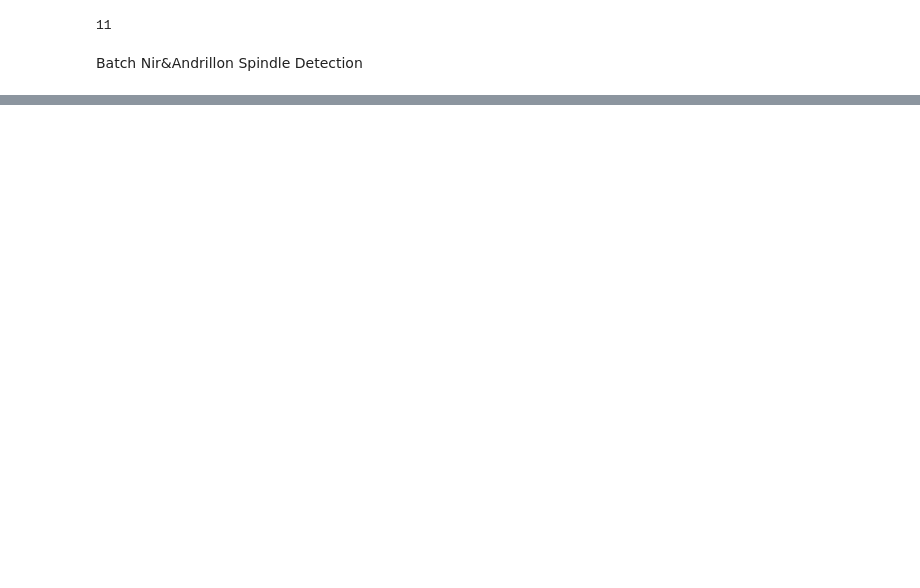
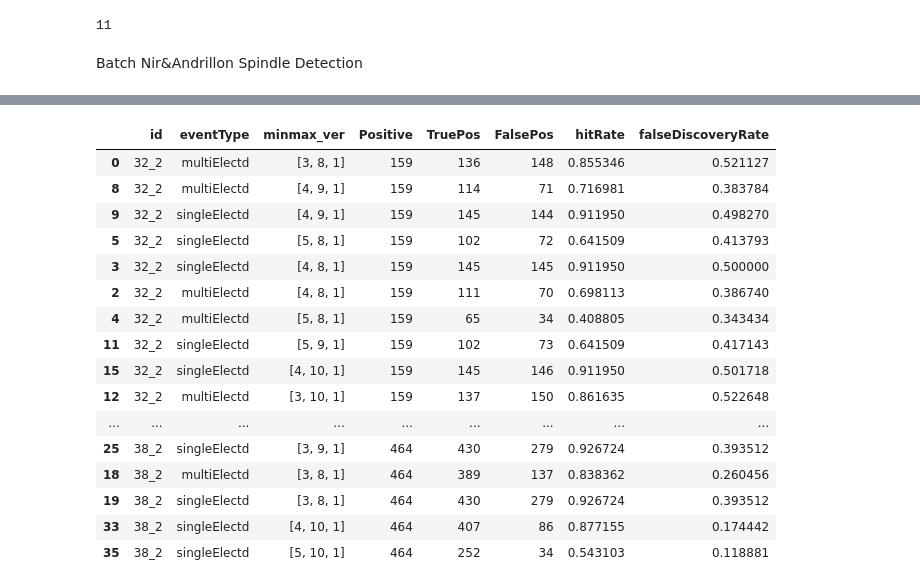
Before and after one commit to YakimS/PE_Omission-Anat, a Jupyter notebook: EventDetection/SpindleDetection.ipynb, the cells around one changed output, grey strips where cells are left out. Cells and saved outputs as stored; diff of their text form; code cells hidden in the pictures; blank space fills up the shorter version.

```diff
--- a/EventDetection/SpindleDetection.ipynb
+++ b/EventDetection/SpindleDetection.ipynb
@@ -478,8 +407,8 @@ sub:38_2, before wave criteria sleep stages:11281, after:2324
 # %%
 ## RUN THIS TO GET COMPARISONS OF SPINDLES MINMANX_SD OPTIONS
-run_comparison_of_spindle_minMax = False
+run_comparison_of_spindle_minMax = True
 if(run_comparison_of_spindle_minMax):
-    testType = 1
+    testType = 0
     if(testType==1):
         file_ids = ['38_2']
         minMax_sd_vers = [[4,10,1]]
@@ -544,6 +473,5 @@ if(run_comparison_of_spindle_minMax):
         scoring_edfViewFormat_key = f'scoring_{edfviewFormatSuffix}'
         add_edfViewFormat_scoring(scoring_edfViewFormat_key)
 
-
         events_types_to_save = ['scoring', multiElectdPerSS_text,singleElectdPerSS_text]
         save_eventsAllTogether_edfViewFormat(events_types_to_save,edfViewFormat_eventsTest_output_dir)
@@ -550,7 +522,25 @@ if(run_comparison_of_spindle_minMax):
 # %%
-run_comparison_of_spindle_minMax = False
+run_comparison_of_spindle_minMax = True
 if(run_comparison_of_spindle_minMax):
     events_types_to_compare = [multiElectdPerSS_text,singleElectdPerSS_text]
     all_comp = preform_minmaxSD_comparison(events_types_to_compare,file_ids,minMax_sd_vers)
     # all_comp.to_csv('ss_comparisons.csv',index=False)
-    all_comp
+    display(all_comp)
+# %% [output]
+|  | id | eventType | minmax_ver | Positive | TruePos | FalsePos | hitRate | falseDiscoveryRate |
+| 0 | 32_2 | multiElectd | [3, 8, 1] | 159 | 136 | 148 | 0.855346 | 0.521127 |
+| 8 | 32_2 | multiElectd | [4, 9, 1] | 159 | 114 | 71 | 0.716981 | 0.383784 |
+| 9 | 32_2 | singleElectd | [4, 9, 1] | 159 | 145 | 144 | 0.911950 | 0.498270 |
+| 5 | 32_2 | singleElectd | [5, 8, 1] | 159 | 102 | 72 | 0.641509 | 0.413793 |
+| 3 | 32_2 | singleElectd | [4, 8, 1] | 159 | 145 | 145 | 0.911950 | 0.500000 |
+| 2 | 32_2 | multiElectd | [4, 8, 1] | 159 | 111 | 70 | 0.698113 | 0.386740 |
+| 4 | 32_2 | multiElectd | [5, 8, 1] | 159 | 65 | 34 | 0.408805 | 0.343434 |
+| 11 | 32_2 | singleElectd | [5, 9, 1] | 159 | 102 | 73 | 0.641509 | 0.417143 |
+| 15 | 32_2 | singleElectd | [4, 10, 1] | 159 | 145 | 146 | 0.911950 | 0.501718 |
+| 12 | 32_2 | multiElectd | [3, 10, 1] | 159 | 137 | 150 | 0.861635 | 0.522648 |
+| ... | ... | ... | ... | ... | ... | ... | ... | ... |
+| 25 | 38_2 | singleElectd | [3, 9, 1] | 464 | 430 | 279 | 0.926724 | 0.393512 |
+| 18 | 38_2 | multiElectd | [3, 8, 1] | 464 | 389 | 137 | 0.838362 | 0.260456 |
+| 19 | 38_2 | singleElectd | [3, 8, 1] | 464 | 430 | 279 | 0.926724 | 0.393512 |
+| 33 | 38_2 | singleElectd | [4, 10, 1] | 464 | 407 | 86 | 0.877155 | 0.174442 |
+| 35 | 38_2 | singleElectd | [5, 10, 1] | 464 | 252 | 34 | 0.543103 | 0.118881 |
```
Also changed, not shown: parts of 4 cells of this notebook, 3 other files.
